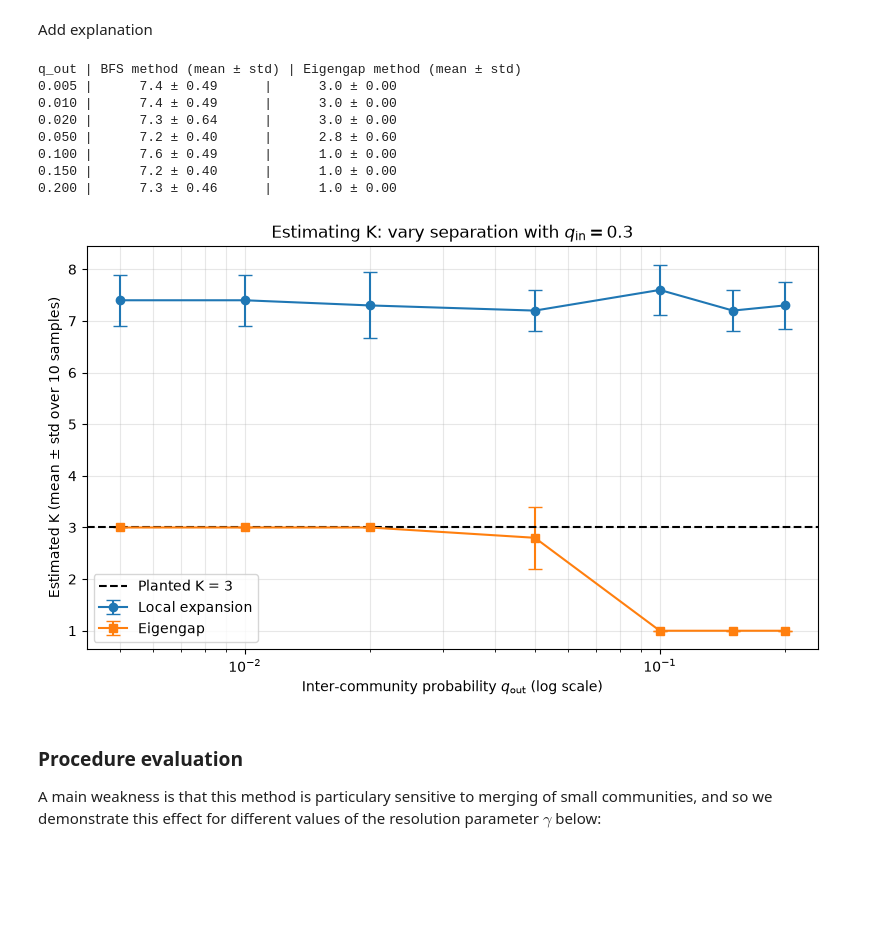
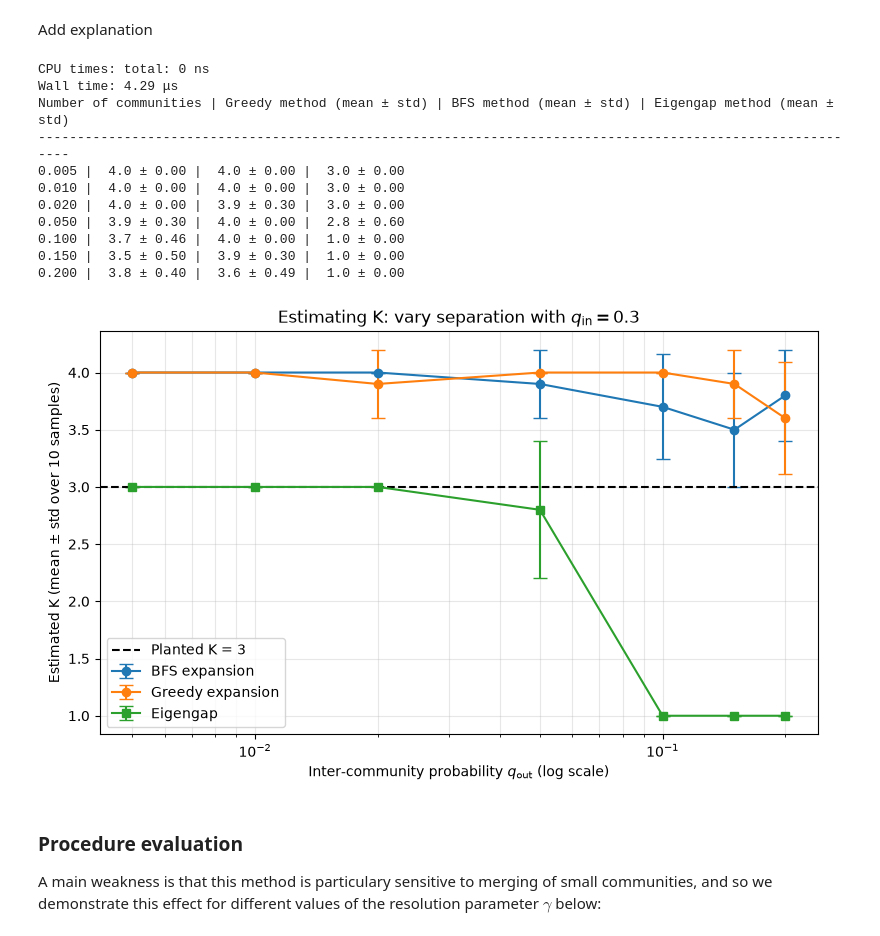
Before and after one commit to tjerkwillems7-ux/complex-networks-assignment-3, a Jupyter notebook: Group_6_Project_3.ipynb, the cells around one changed output. Cells and saved outputs as stored; diff of their text form; code cells hidden in the pictures; blank space fills up the shorter version.

```diff
--- a/Group_6_Project_3.ipynb
+++ b/Group_6_Project_3.ipynb
@@ -45,7 +99,7 @@ Add explanation
 # %%
-def find_community(G, seed, gamma = 1.0):
+def find_community_greedy(G, seed, gamma = 1.0):
     """
-    Checks each vertex and adds the neighbor with the largest modularity gain, where we stop once the best gain is no longer positive.
+    Checks each vertex and adds the neighbor with the largest modularity gain as a greedy choice, where we stop once the best gain is no longer positive.
 
     Parameters:
     :G: Graph
@@ -147,6 +201,8 @@ def estimate_k_eigengap(G, k_max=10):
 ### Procedure testing <a name="testing" id="testing"></a>
 Add explanation
 # %%
+%time
+
 def SBM_K(K_values, n, q_in, q_out, n_samples):
     """
     Generate an SBM for different values of the number of communities K
@@ -159,7 +215,7 @@ def SBM_K(K_values, n, q_in, q_out, n_samples):
     :n_samples: Number of samples for the SBM
     :return: The number of esitmated communities
     """
-    results = {K: {"local": [], "eigengap": []} for K in K_values}
+    results = {K: {"bfs": [], "greedy": [], "eigengap": []} for K in K_values}
 
     for K in K_values:
         sizes = [n // K] * K
@@ -170,7 +226,8 @@ def SBM_K(K_values, n, q_in, q_out, n_samples):
 
         for s in range(n_samples):
             G = nx.stochastic_block_model(sizes, Q, seed = SEED + s)
-            results[K]["local"].append(community_number_estimator(G))
+            results[K]["bfs"].append(community_number_estimator(G, find_community_bfs))
+            results[K]["greedy"].append(community_number_estimator(G, find_community_greedy))
             results[K]["eigengap"].append(estimate_k_eigengap(G))
 
     return results
@@ -184,9 +241,11 @@ n_samples = 10
 
 res_K = SBM_K(K_values, n, q_in, q_out, n_samples)
 
-print("Number of communities | BFS method (mean ± std) | Eigengap method (mean ± std)")
+print("Number of communities | Greedy method (mean ± std) | BFS method (mean ± std) | Eigengap method (mean ± std)")
+print("-----------------------------------------------------------------------------------------------------------")
 for K in K_values:
-    lm = np.mean(res_K[K]["local"]);  ls = np.std(res_K[K]["local"])
+    bm = np.mean(res_K[K]["bfs"]);  bs = np.std(res_K[K]["bfs"])
+    gm = np.mean(res_K[K]["greedy"]);  gs = np.std(res_K[K]["greedy"])
     em = np.mean(res_K[K]["eigengap"]); es = np.std(res_K[K]["eigengap"])
-    print(f"    {K:2d}    |     {lm:4.1f} ± {ls:4.2f}      |     {em:4.1f} ± {es:4.2f}")
+    print(f" {K:2d} | {bm:4.1f} ± {bs:4.2f} | {gm:4.1f} ± {gs:4.2f} | {em:4.1f} ± {es:4.2f}")
 # %% [output]
@@ -227,6 +293,8 @@ plt.show()
 # %% [markdown]
 Add explanation
 # %%
+%time
+
 def SBM_separation(q_out_values, K, n, q_in, n_samples):
     """
     Generate an SBM for different values of the probability q_out, which is the probability that any two nodes are in different communities
@@ -239,7 +307,7 @@ def SBM_separation(q_out_values, K, n, q_in, n_samples):
     :n_samples: Number of samples for the SBM
     :return: The number of esitmated communities
     """
-    results = {q: {"local": [], "eigengap": []} for q in q_out_values}
+    results = {q: {"bfs": [], "greedy": [], "eigengap": []} for q in q_out_values}
     sizes = [n // K] * K
     sizes[0] += n - sum(sizes)
 
@@ -248,7 +316,8 @@ def SBM_separation(q_out_values, K, n, q_in, n_samples):
 
         for s in range(n_samples):
             G = nx.stochastic_block_model(sizes, Q, seed=SEED + s)
-            results[q_out]["local"].append(community_number_estimator(G))
+            results[q_out]["bfs"].append(community_number_estimator(G, find_community_bfs))
+            results[q_out]["greedy"].append(community_number_estimator(G, find_community_greedy))
             results[q_out]["eigengap"].append(estimate_k_eigengap(G))
 
     return results
@@ -262,41 +331,49 @@ n_samples = 10
 
 res_sep = SBM_separation(q_out_values, K, n, q_in, n_samples)
 
-print("q_out | BFS method (mean ± std) | Eigengap method (mean ± std)")
-
+print("Number of communities | Greedy method (mean ± std) | BFS method (mean ± std) | Eigengap method (mean ± std)")
+print("-----------------------------------------------------------------------------------------------------------")
 for q in q_out_values:
-    lm = np.mean(res_sep[q]["local"]);  ls = np.std(res_sep[q]["local"])
+    bm = np.mean(res_sep[q]["bfs"]);  bs = np.std(res_sep[q]["bfs"])
+    gm = np.mean(res_sep[q]["greedy"]);  gs = np.std(res_sep[q]["greedy"])
     em = np.mean(res_sep[q]["eigengap"]); es = np.std(res_sep[q]["eigengap"])
-    print(f"{q:5.3f} |     {lm:4.1f} ± {ls:4.2f}      |     {em:4.1f} ± {es:4.2f}")
+    print(f"{q:5.3f} | {bm:4.1f} ± {bs:4.2f} | {gm:4.1f} ± {gs:4.2f} | {em:4.1f} ± {es:4.2f}")
 # %% [output]
-q_out | BFS method (mean ± std) | Eigengap method (mean ± std)
-0.005 |      7.4 ± 0.49      |      3.0 ± 0.00
-0.010 |      7.4 ± 0.49      |      3.0 ± 0.00
-0.020 |      7.3 ± 0.64      |      3.0 ± 0.00
-0.050 |      7.2 ± 0.40      |      2.8 ± 0.60
-0.100 |      7.6 ± 0.49      |      1.0 ± 0.00
-0.150 |      7.2 ± 0.40      |      1.0 ± 0.00
-0.200 |      7.3 ± 0.46      |      1.0 ± 0.00
+CPU times: total: 0 ns
+Wall time: 4.29 μs
+Number of communities | Greedy method (mean ± std) | BFS method (mean ± std) | Eigengap method (mean ± std)
+-----------------------------------------------------------------------------------------------------------
+0.005 |  4.0 ± 0.00 |  4.0 ± 0.00 |  3.0 ± 0.00
+0.010 |  4.0 ± 0.00 |  4.0 ± 0.00 |  3.0 ± 0.00
+0.020 |  4.0 ± 0.00 |  3.9 ± 0.30 |  3.0 ± 0.00
+0.050 |  3.9 ± 0.30 |  4.0 ± 0.00 |  2.8 ± 0.60
+0.100 |  3.7 ± 0.46 |  4.0 ± 0.00 |  1.0 ± 0.00
+0.150 |  3.5 ± 0.50 |  3.9 ± 0.30 |  1.0 ± 0.00
+0.200 |  3.8 ± 0.40 |  3.6 ± 0.49 |  1.0 ± 0.00
 # %%
 fig, ax = plt.subplots(figsize=(8, 5))
 ax.errorbar(q_out_values,
-            [np.mean(res_sep[q]["local"]) for q in q_out_values],
-            yerr=[np.std(res_sep[q]["local"]) for q in q_out_values],
-            fmt="o-", capsize=5, label="Local expansion")
+            [np.mean(res_sep[q]["bfs"]) for q in q_out_values],
+            yerr=[np.std(res_sep[q]["bfs"]) for q in q_out_values],
+            fmt="o-", capsize=5, label="BFS expansion")
+ax.errorbar(q_out_values,
+            [np.mean(res_sep[q]["greedy"]) for q in q_out_values],
+            yerr=[np.std(res_sep[q]["greedy"]) for q in q_out_values],
+            fmt="o-", capsize=5, label="Greedy expansion")
 ax.errorbar(q_out_values,
             [np.mean(res_sep[q]["eigengap"]) for q in q_out_values],
             yerr=[np.std(res_sep[q]["eigengap"]) for q in q_out_values],
             fmt="s-", capsize=5, label="Eigengap")
 ax.axhline(3, color="k", ls="--", label="Planted K = 3")
 
 ax.set_xscale("log")
 ax.set_xlabel(r"Inter-community probability $q_{\text{out}}$ (log scale)")
 ax.set_ylabel("Estimated K (mean ± std over 10 samples)")
 ax.set_title(r"Estimating K: vary separation with $q_{\text{in}} = 0.3$")
 ax.legend(); ax.grid(alpha=0.3, which="both")
 plt.tight_layout(); plt.show()
 # %% [output]
-[figure, old version]
+[figure, new version]
 # %% [markdown]
 ### Procedure evaluation <a name="procedure-eval" id="procedure-eval"></a>
 
```
Also changed, not shown: parts of 8 cells of this notebook.
